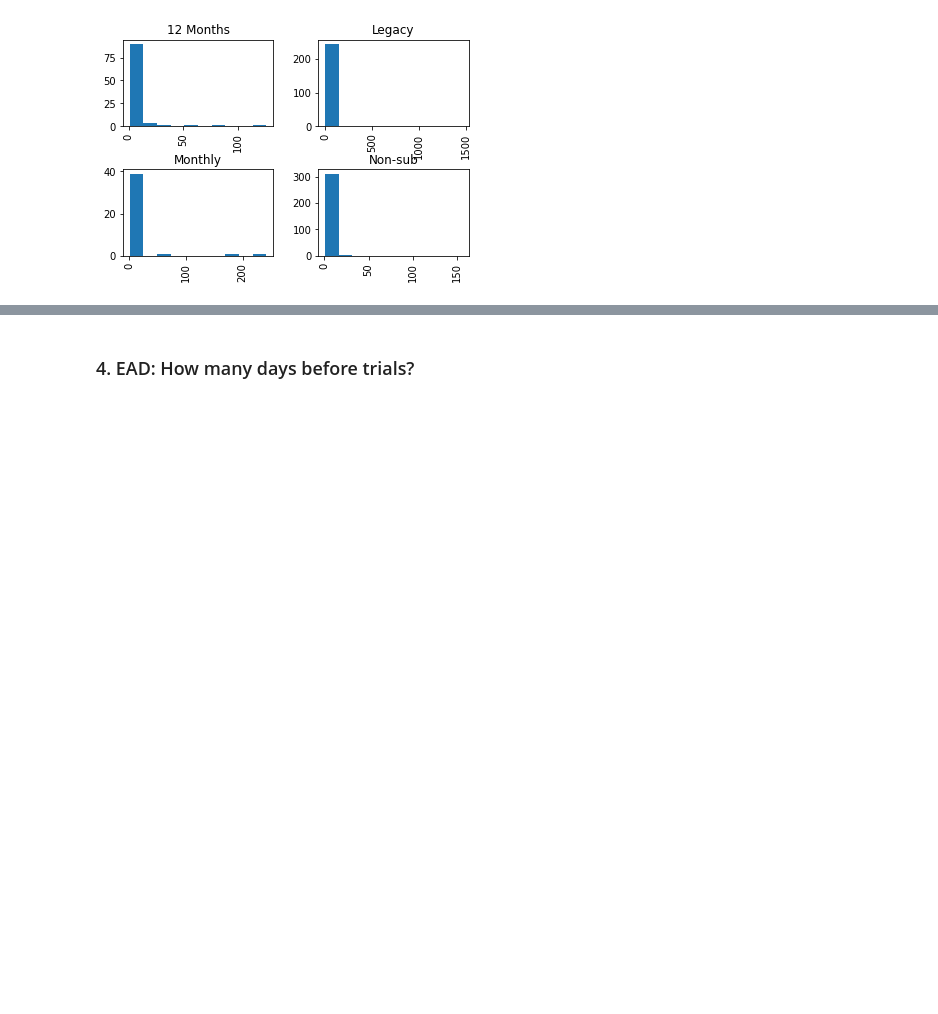
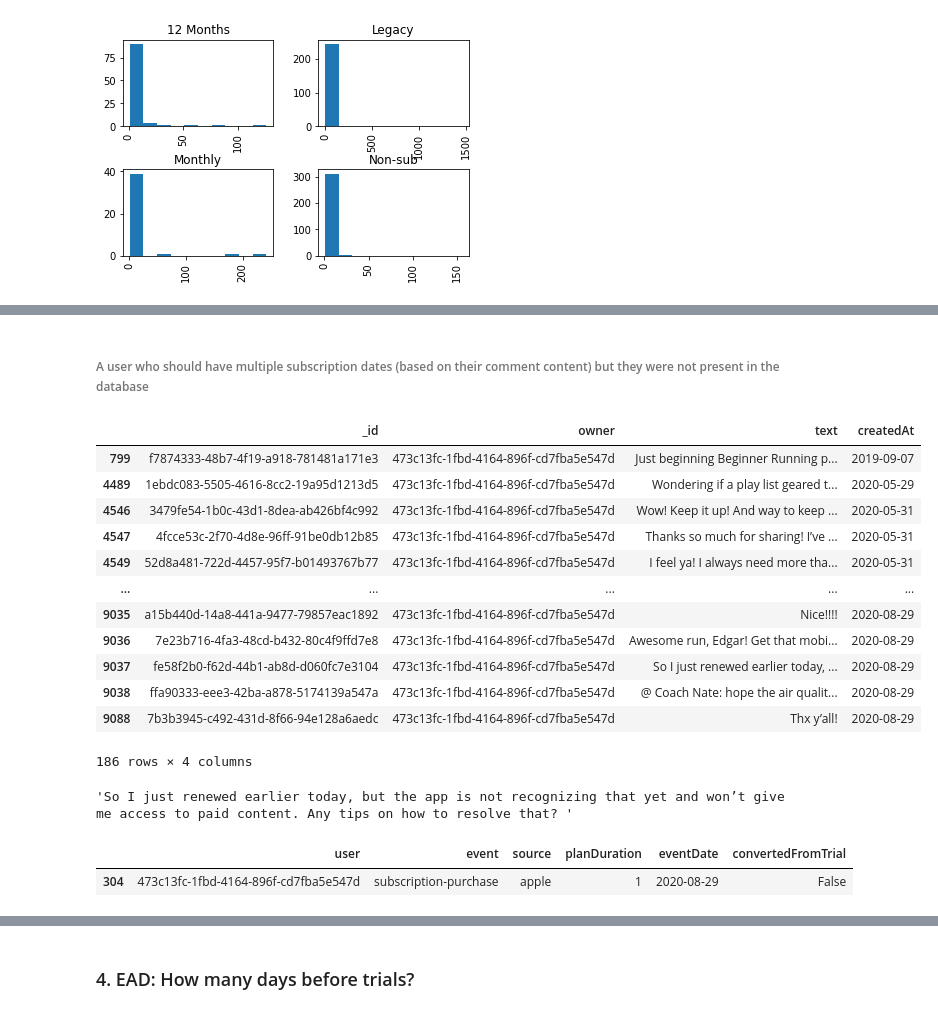
Before and after one commit to mpham93/Keep_Running, a Jupyter notebook: notebooks/Commenters.ipynb, the cells around one changed output, grey strips where cells are left out. Drawn from its saved outputs; the diff is of its cells as text; code cells hidden in the pictures; blank space fills up the shorter version.

```diff
--- a/notebooks/Commenters.ipynb
+++ b/notebooks/Commenters.ipynb
@@ -172,0 +164,27 @@ substract
+# %% [markdown]
+###### A user who should have multiple subscription dates (based on their comment content) but they were not present in the database
+# %%
+comment_df_all[comment_df_all.owner == '473c13fc-1fbd-4164-896f-cd7fba5e547d']
+# %% [output]
+|  | _id | owner | text | createdAt |
+| 799 | f7874333-48b7-4f19-a918-781481a171e3 | 473c13fc-1fbd-4164-896f-cd7fba5e547d | Just beginning Beginner Running p... | 2019-09-07 |
+| 4489 | 1ebdc083-5505-4616-8cc2-19a95d1213d5 | 473c13fc-1fbd-4164-896f-cd7fba5e547d | Wondering if a play list geared t... | 2020-05-29 |
+| 4546 | 3479fe54-1b0c-43d1-8dea-ab426bf4c992 | 473c13fc-1fbd-4164-896f-cd7fba5e547d | Wow! Keep it up! And way to keep ... | 2020-05-31 |
+| 4547 | 4fcce53c-2f70-4d8e-96ff-91be0db12b85 | 473c13fc-1fbd-4164-896f-cd7fba5e547d | Thanks so much for sharing! I’ve ... | 2020-05-31 |
+| 4549 | 52d8a481-722d-4457-95f7-b01493767b77 | 473c13fc-1fbd-4164-896f-cd7fba5e547d | I feel ya! I always need more tha... | 2020-05-31 |
+| ... | ... | ... | ... | ... |
+| 9035 | a15b440d-14a8-441a-9477-79857eac1892 | 473c13fc-1fbd-4164-896f-cd7fba5e547d | Nice!!!! | 2020-08-29 |
+| 9036 | 7e23b716-4fa3-48cd-b432-80c4f9ffd7e8 | 473c13fc-1fbd-4164-896f-cd7fba5e547d | Awesome run, Edgar! Get that mobi... | 2020-08-29 |
+| 9037 | fe58f2b0-f62d-44b1-ab8d-d060fc7e3104 | 473c13fc-1fbd-4164-896f-cd7fba5e547d | So I just renewed earlier today, ... | 2020-08-29 |
+| 9038 | ffa90333-eee3-42ba-a878-5174139a547a | 473c13fc-1fbd-4164-896f-cd7fba5e547d | @ Coach Nate: hope the air qualit... | 2020-08-29 |
+| 9088 | 7b3b3945-c492-431d-8f66-94e128a6aedc | 473c13fc-1fbd-4164-896f-cd7fba5e547d | Thx y’all! | 2020-08-29 |
+186 rows × 4 columns
+# %%
+comment_df_all.iloc[9036,:]['text']
+# %% [output]
+'So I just renewed earlier today, but the app is not recognizing that yet and won’t give me access to paid content. Any tips on how to resolve that? '
+# %%
+SubscriptionHistory[SubscriptionHistory.user == '473c13fc-1fbd-4164-896f-cd7fba5e547d']
+# %% [output]
+|  | user | event | source | planDuration | eventDate | convertedFromTrial |
+| 304 | 473c13fc-1fbd-4164-896f-cd7fba5e547d | subscription-purchase | apple | 1 | 2020-08-29 | False |
```
Also changed, not shown: parts of 13 cells of this notebook.
